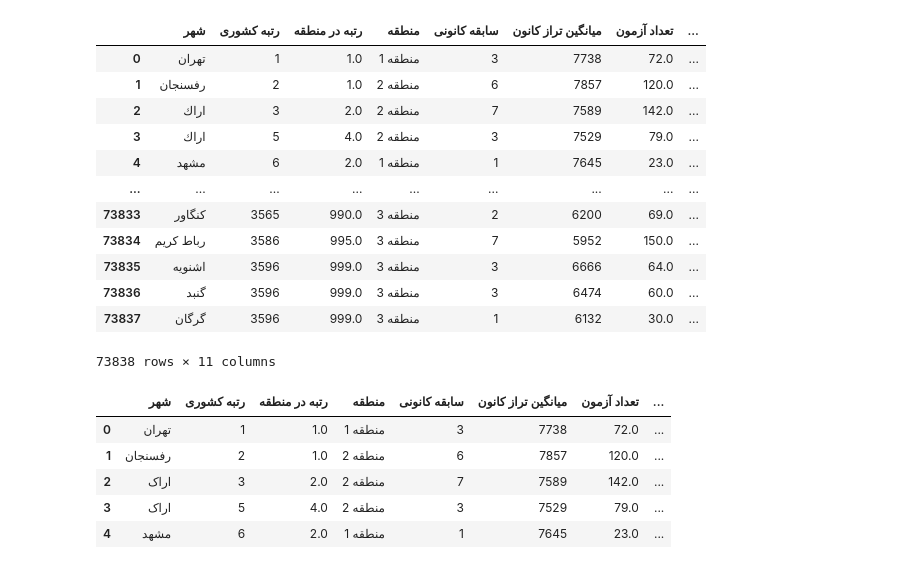
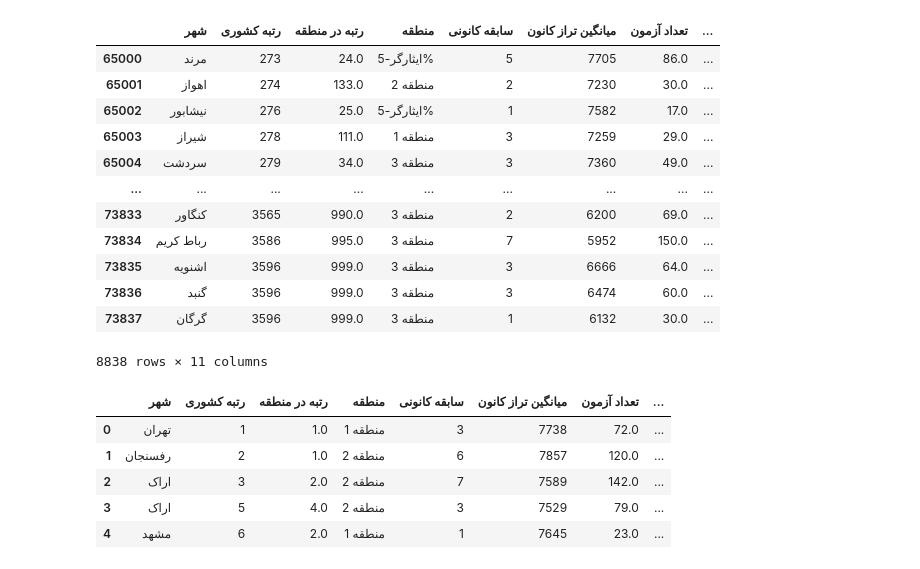
Before and after one commit to arianGh1/Konkoor, a Jupyter notebook: analysis.ipynb, the cells around one changed output. Drawn from its saved outputs; the diff is of its cells as text; code cells hidden in the pictures.

```diff
--- a/analysis.ipynb
+++ b/analysis.ipynb
@@ -19,21 +19,21 @@ from matplotlib.animation import FuncAnimation
 # %%
 df = pd.read_csv("final.csv")
 # %%
-df
+df[65000:]
 # %% [output]
 |  | شهر | رتبه کشوری | رتبه در منطقه | منطقه | سابقه کانونی | میانگین تراز کانون | تعداد آزمون | ... |
-| 0 | تهران | 1 | 1.0 | منطقه 1 | 3 | 7738 | 72.0 | ... |
-| 1 | رفسنجان | 2 | 1.0 | منطقه 2 | 6 | 7857 | 120.0 | ... |
-| 2 | اراك | 3 | 2.0 | منطقه 2 | 7 | 7589 | 142.0 | ... |
-| 3 | اراك | 5 | 4.0 | منطقه 2 | 3 | 7529 | 79.0 | ... |
-| 4 | مشهد | 6 | 2.0 | منطقه 1 | 1 | 7645 | 23.0 | ... |
+| 65000 | مرند | 273 | 24.0 | ايثارگر-5% | 5 | 7705 | 86.0 | ... |
+| 65001 | اهواز | 274 | 133.0 | منطقه 2 | 2 | 7230 | 30.0 | ... |
+| 65002 | نيشابور | 276 | 25.0 | ايثارگر-5% | 1 | 7582 | 17.0 | ... |
+| 65003 | شيراز | 278 | 111.0 | منطقه 1 | 3 | 7259 | 29.0 | ... |
+| 65004 | سردشت | 279 | 34.0 | منطقه 3 | 3 | 7360 | 49.0 | ... |
 | ... | ... | ... | ... | ... | ... | ... | ... | ... |
 | 73833 | كنگاور | 3565 | 990.0 | منطقه 3 | 2 | 6200 | 69.0 | ... |
 | 73834 | رباط كريم | 3586 | 995.0 | منطقه 3 | 7 | 5952 | 150.0 | ... |
 | 73835 | اشنويه | 3596 | 999.0 | منطقه 3 | 3 | 6666 | 64.0 | ... |
 | 73836 | گنبد | 3596 | 999.0 | منطقه 3 | 3 | 6474 | 60.0 | ... |
 | 73837 | گرگان | 3596 | 999.0 | منطقه 3 | 1 | 6132 | 30.0 | ... |
-73838 rows × 11 columns
+8838 rows × 11 columns
 # %%
 with open("dic_toprov","rb") as f:
     dic = pickle.load(f)
```
Also changed, not shown: parts of 10 cells of this notebook, 10 other files.
